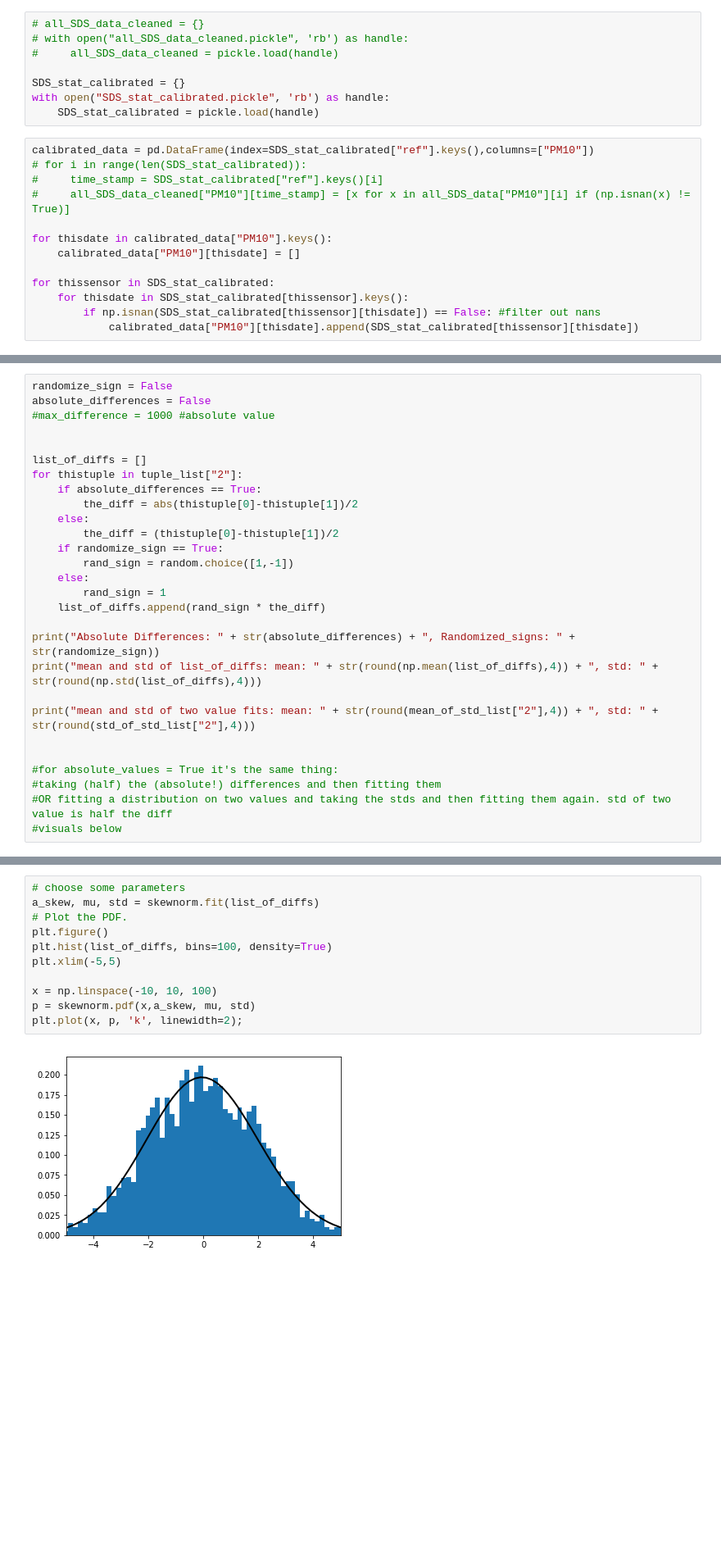
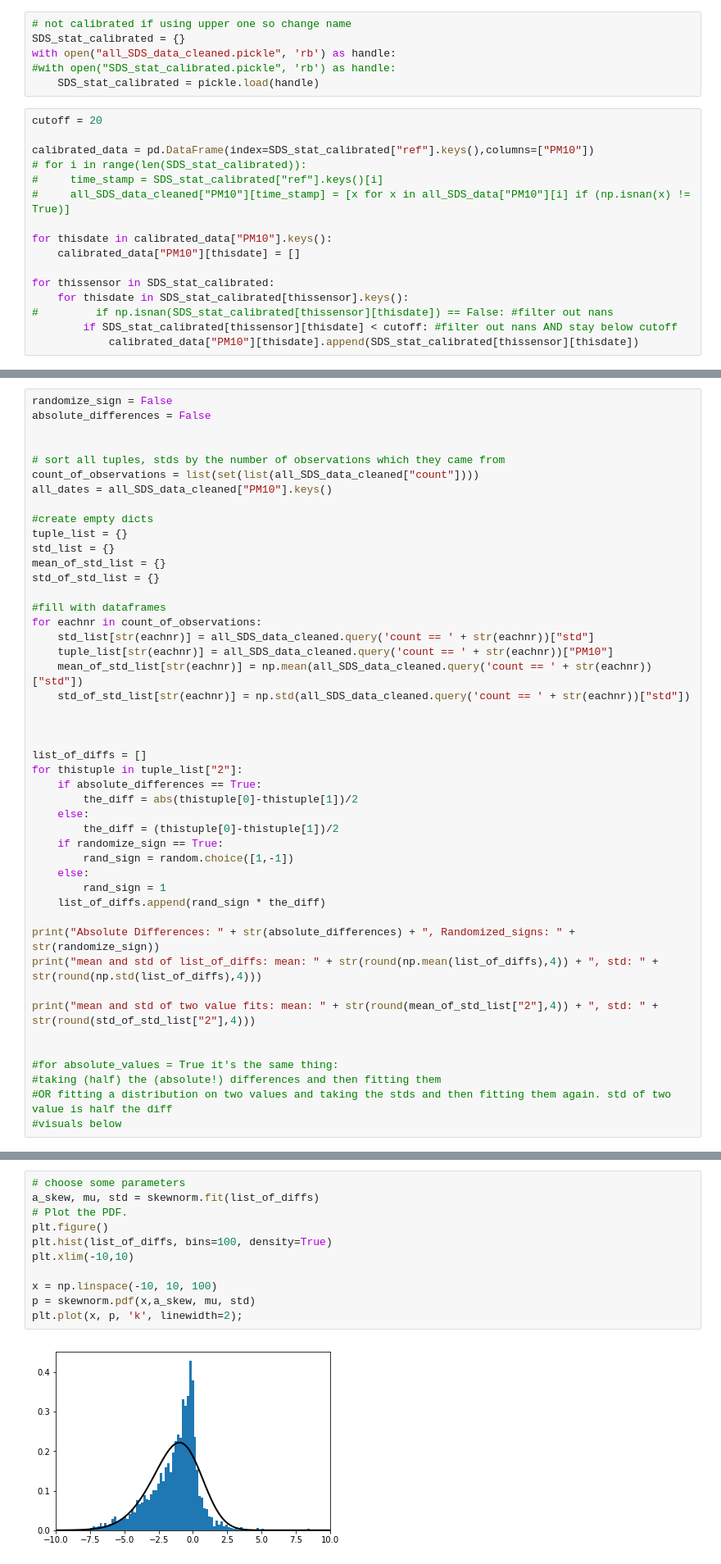
Before and after one commit to PaulTeco/calibration, a Jupyter notebook: container_analysis.ipynb, the cells around one changed output, grey strips where cells are left out. Shown: that part at 82% size. Cells and saved outputs as stored; diff of their text form; blank space fills up the shorter version.

```diff
--- a/container_analysis.ipynb
+++ b/container_analysis.ipynb
@@ -87,14 +88,14 @@ for i in range(len(tableau20)):
 # %% [markdown]
 # Working with the cleaned Data
 # %%
-# all_SDS_data_cleaned = {}
-# with open("all_SDS_data_cleaned.pickle", 'rb') as handle:
-#     all_SDS_data_cleaned = pickle.load(handle)
-
+# not calibrated if using upper one so change name
 SDS_stat_calibrated = {}
-with open("SDS_stat_calibrated.pickle", 'rb') as handle:
+with open("all_SDS_data_cleaned.pickle", 'rb') as handle:
+#with open("SDS_stat_calibrated.pickle", 'rb') as handle:
     SDS_stat_calibrated = pickle.load(handle)
 # %%
+cutoff = 20
+
 calibrated_data = pd.DataFrame(index=SDS_stat_calibrated["ref"].keys(),columns=["PM10"])
 # for i in range(len(SDS_stat_calibrated)):
 #     time_stamp = SDS_stat_calibrated["ref"].keys()[i]
@@ -105,7 +106,8 @@ for thisdate in calibrated_data["PM10"].keys():
 
 for thissensor in SDS_stat_calibrated:
     for thisdate in SDS_stat_calibrated[thissensor].keys():
-        if np.isnan(SDS_stat_calibrated[thissensor][thisdate]) == False: #filter out nans
+#         if np.isnan(SDS_stat_calibrated[thissensor][thisdate]) == False: #filter out nans
+        if SDS_stat_calibrated[thissensor][thisdate] < cutoff: #filter out nans AND stay below cutoff
             calibrated_data["PM10"][thisdate].append(SDS_stat_calibrated[thissensor][thisdate])
 # %%
 #use calibrated data
@@ -191,7 +284,25 @@ for eachnr in std_list.keys():
 # %%
 randomize_sign = False
 absolute_differences = False
-#max_difference = 1000 #absolute value
+
+
+# sort all tuples, stds by the number of observations which they came from
+count_of_observations = list(set(list(all_SDS_data_cleaned["count"])))
+all_dates = all_SDS_data_cleaned["PM10"].keys()
+
+#create empty dicts
+tuple_list = {}
+std_list = {}
+mean_of_std_list = {}
+std_of_std_list = {}
+
+#fill with dataframes
+for eachnr in count_of_observations:
+    std_list[str(eachnr)] = all_SDS_data_cleaned.query('count == ' + str(eachnr))["std"]
+    tuple_list[str(eachnr)] = all_SDS_data_cleaned.query('count == ' + str(eachnr))["PM10"]
+    mean_of_std_list[str(eachnr)] = np.mean(all_SDS_data_cleaned.query('count == ' + str(eachnr))["std"])
+    std_of_std_list[str(eachnr)] = np.std(all_SDS_data_cleaned.query('count == ' + str(eachnr))["std"])
+
 
 
 list_of_diffs = []
@@ -314,16 +427,16 @@ plt.xlim(-10,10);
 # %%
 # choose some parameters
 a_skew, mu, std = skewnorm.fit(list_of_diffs)
 # Plot the PDF.
 plt.figure()
 plt.hist(list_of_diffs, bins=100, density=True)
-plt.xlim(-5,5)
+plt.xlim(-10,10)
 
 x = np.linspace(-10, 10, 100)
 p = skewnorm.pdf(x,a_skew, mu, std)
 plt.plot(x, p, 'k', linewidth=2);
 # %% [output]
-[figure, old version]
+[figure, new version]
 # %%
 print("a_skew = " + str(a_skew))
 print("mu = " + str(mu))
```
Also changed, not shown: parts of 39 cells of this notebook, 1 other file.
